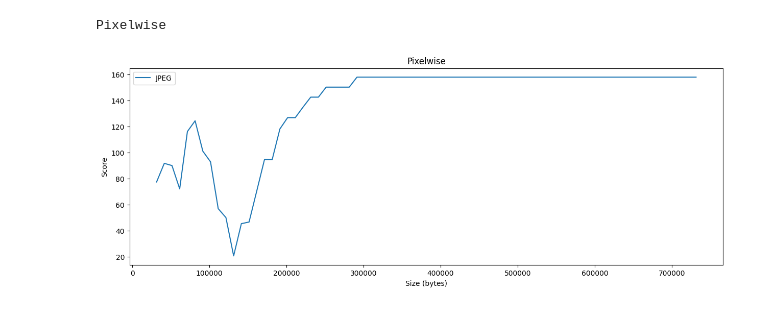
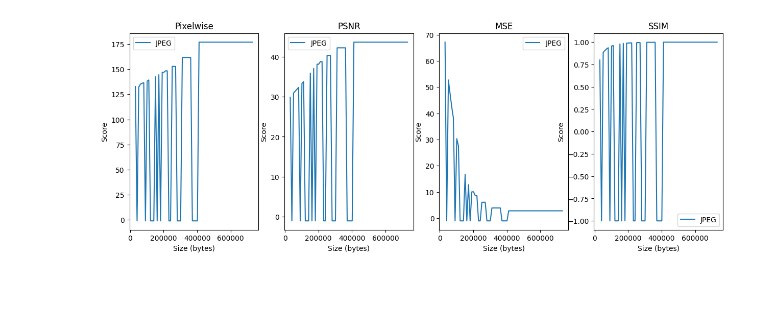
Before and after one commit to a-miscellaneous/awt-pj-ss24-rl-with-image-compression, a Jupyter notebook: benchmarks.ipynb, the cells around one changed output. Drawn from its saved outputs; the diff is of its cells as text; code cells hidden in the pictures.

```diff
--- a/benchmarks.ipynb
+++ b/benchmarks.ipynb
@@ -1,17 +1,17 @@
 # %%
 # imports
 from matplotlib import pyplot as plt
-from compression_handler.jpeg import JPEG
-from eval_handler.pixelwise import Pixelwise
+import compression_handler
+import eval_handler
 from dataset_handler.kodak import Kodak
 from tqdm import tqdm
 import numpy as np
 from utils import score_image_compression
 
-compression_algorithms = [JPEG]
-eval_algorithms = [Pixelwise]
+compression_algorithms = compression_handler.get_all()
+eval_algorithms = eval_handler.get_all()
 dataset = Kodak()
-SAMPLES = 20
+SAMPLES = 1
 SIZE_RANGE = range(31501, 736502, 10000)
 # %%
 data = np.zeros((len(eval_algorithms), len(compression_algorithms), len(SIZE_RANGE), SAMPLES))
@@ -19,25 +19,24 @@ samples = dataset.get_samples(SAMPLES).itertuples()
 for r_indx, row in tqdm(enumerate(samples)):
     raw_image = dataset.get_PIL_image(row)
     for c_indx, compression_algorithm in enumerate(compression_algorithms):
-        comp_alg = compression_algorithm()
+        comp_alg = compression_algorithm
         for e_indx, evaluation_algorithm in enumerate(eval_algorithms):
-            eval_alg = evaluation_algorithm()
+            eval_alg = evaluation_algorithm
             for s_indx, size in enumerate(SIZE_RANGE):
                 data[e_indx, c_indx, s_indx, r_indx] = score_image_compression(raw_image, size, comp_alg, eval_alg)
 # %%
 plot, ax = plt.subplots(1, len(eval_algorithms), figsize=(15, 5))
-ax = np.atleast_1d(ax)
+if ax.size == 1:
+    ax = [ax]
 # average the samples
 data = np.mean(data, axis=-1)
 # plot the data
 for i, eval_algorithm in enumerate(eval_algorithms):
-    ax[i].set_title(eval_algorithm.__name__)
-    print(eval_algorithm.__name__)
+    ax[i].set_title(eval_algorithm.__class__.__name__)
     for j, compression_algorithm in enumerate(compression_algorithms):
-        ax[i].plot(SIZE_RANGE, data[i, j], label=compression_algorithm.__name__)
+        ax[i].plot(SIZE_RANGE, data[i, j], label=compression_algorithm.__class__.__name__)
         ax[i].set_xlabel('Size (bytes)')
         ax[i].set_ylabel('Score')
         ax[i].legend()
 # %% [output]
-Pixelwise
-[figure, old version]
+[figure, new version]
```
Also changed, not shown: 6 other files.
